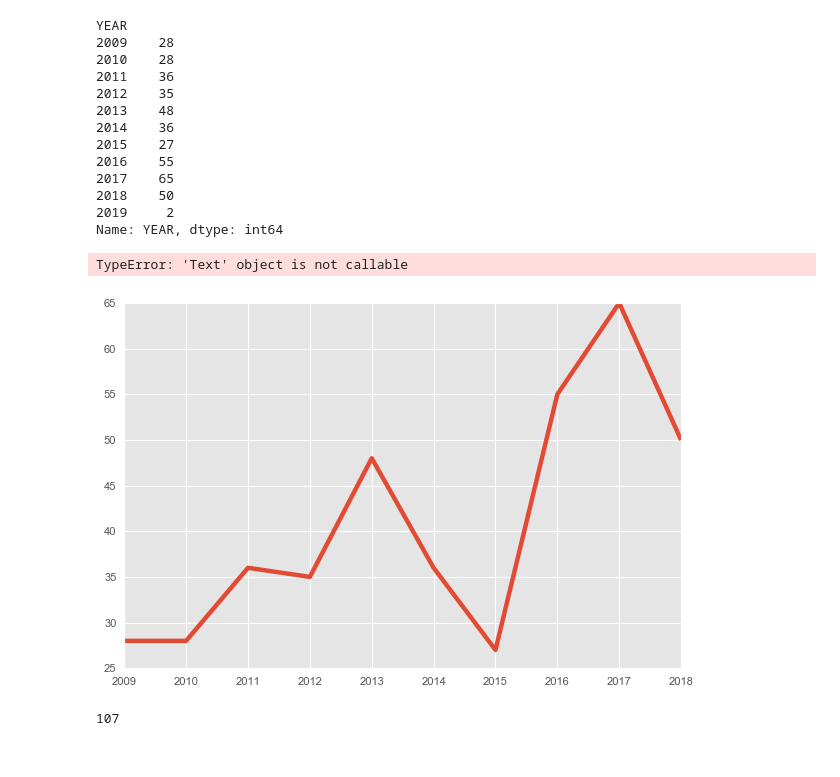
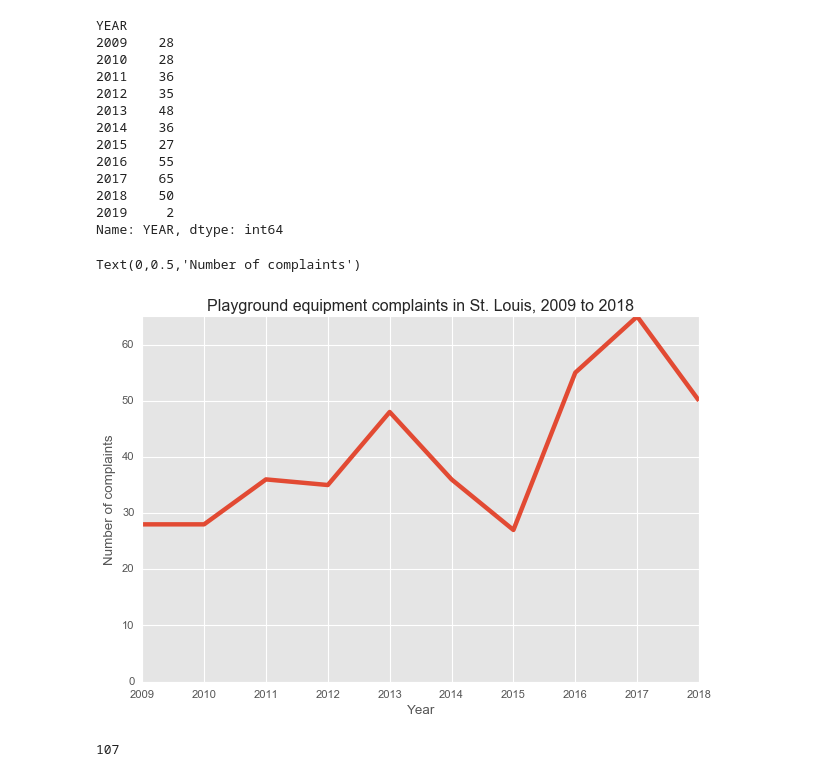
Before and after one commit to PostDispatchInteractive/parks, a Jupyter notebook: parks.ipynb, the cells around one changed output. Cells and saved outputs as stored; diff of their text form; code cells hidden in the pictures.

```diff
--- a/parks.ipynb
+++ b/parks.ipynb
@@ -97,17 +97,18 @@ Name: YEAR, dtype: int64
 # %%
 # playground equipment complaints 2009-2018
 # NOTE: 2019 data goes through the end of April and is not displayed on the graph
 plt.rcParams['axes.formatter.useoffset'] = False
 plt.style.use('ggplot')
 f, ax = plt.subplots(1)
 mask = x > 2
 ax.plot(x[mask])
-ax.title("Playground equipment complaints in St. Louis, 2009 to 2018")
-ax.xlabel("Year")
-ax.ylabel("Number of complaints")
+ax.set_ylim(ymin=0)
+plt.title("Playground equipment complaints in St. Louis, 2009 to 2018")
+plt.xlabel("Year")
+plt.ylabel("Number of complaints")
 # %% [output]
-TypeError: 'Text' object is not callable
+Text(0,0.5,'Number of complaints')
-[figure, old version]
+[figure, new version]
 # %%
 # filtering the 2018 dataframe down to each specific problem code
 misc_parks_2018 = year_2018.loc[year_2018['PROBLEMCODE'].isin(misc_parks)]
```
